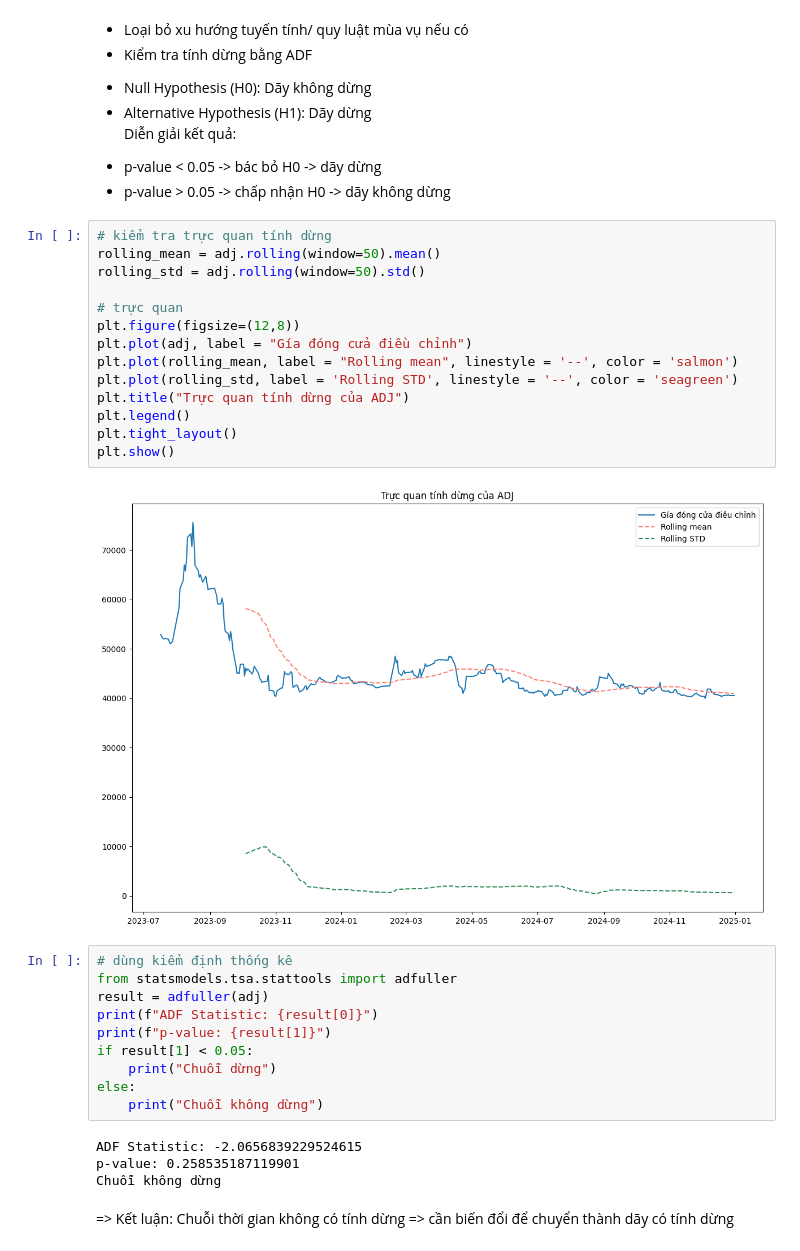
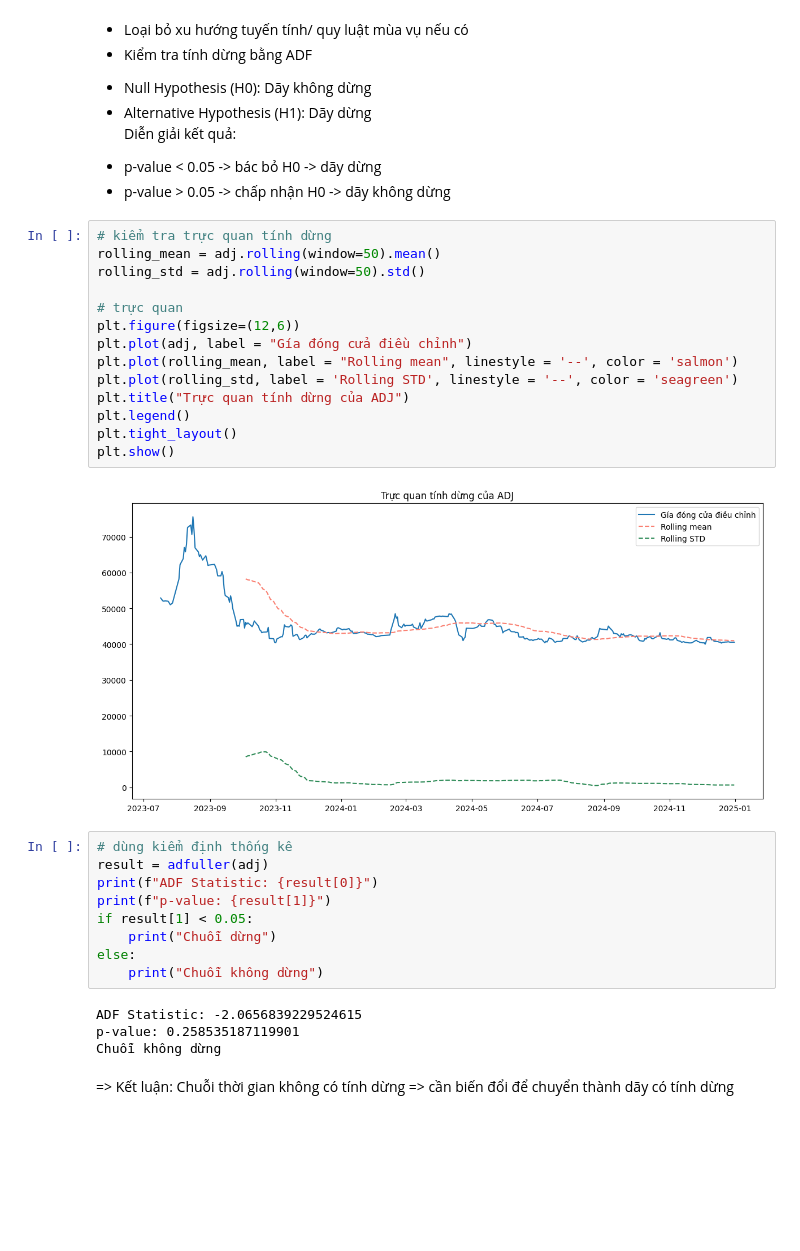
Before and after one commit to qz4ng/CF_Giang_23280052_Kien_23280066, a Jupyter notebook: exploratory_data_analysis/EDA_VIC.ipynb, the cells around one changed output. Saved outputs shown, nothing was run; the diff lists cells and outputs as text; blank space fills up the shorter version.

```diff
--- a/exploratory_data_analysis/EDA_VIC.ipynb
+++ b/exploratory_data_analysis/EDA_VIC.ipynb
@@ -212,22 +227,21 @@ Diễn giải kết quả:
 # %%
 # kiểm tra trực quan tính dừng
 rolling_mean = adj.rolling(window=50).mean()
 rolling_std = adj.rolling(window=50).std()
 
 # trực quan
-plt.figure(figsize=(12,8))
+plt.figure(figsize=(12,6))
 plt.plot(adj, label = "Gía đóng cửa điều chỉnh")
 plt.plot(rolling_mean, label = "Rolling mean", linestyle = '--', color = 'salmon')
 plt.plot(rolling_std, label = 'Rolling STD', linestyle = '--', color = 'seagreen')
 plt.title("Trực quan tính dừng của ADJ")
 plt.legend()
 plt.tight_layout()
 plt.show()
 # %% [output]
-[figure, old version]
+[figure, new version]
 # %%
 # dùng kiểm định thống kê
-from statsmodels.tsa.stattools import adfuller
 result = adfuller(adj)
 print(f"ADF Statistic: {result[0]}")
 print(f"p-value: {result[1]}")
```
Also changed, not shown: parts of 14 cells of this notebook.
